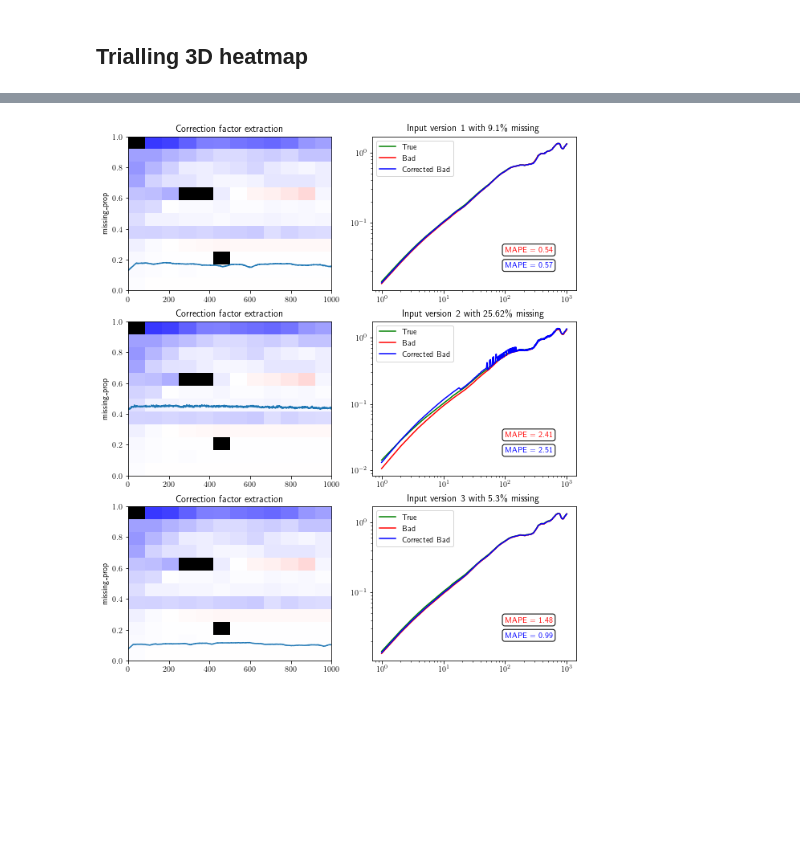
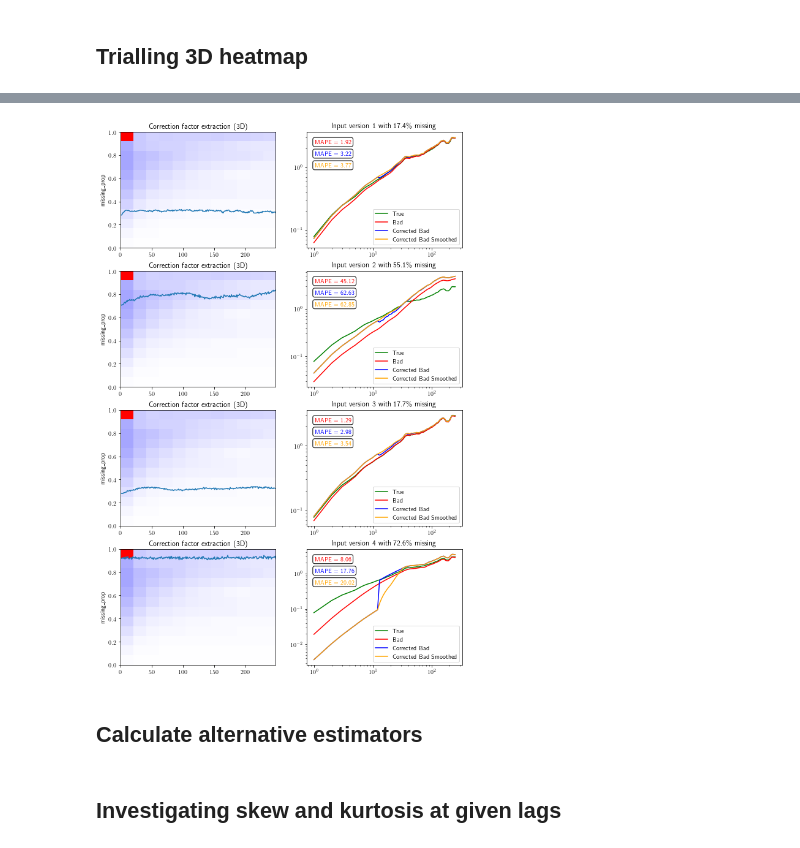
Before and after one commit to daniel-wrench/time_series_analysis, a Jupyter notebook: sf_funcs_demo.ipynb, the cells around one changed output, grey strips where cells are left out. Saved outputs shown, nothing was run; the diff lists cells and outputs as text; code cells hidden in the pictures; blank space fills up the shorter version.

```diff
--- a/sf_funcs_demo.ipynb
+++ b/sf_funcs_demo.ipynb
@@ -295,8 +446,8 @@ plt.plot(all_interp_inputs_list[5][0])
 # %%
 # Check results, for a given clean input
 
-input_ind = 10
-n = 3
+input_ind = 30
+n = 4
 
 sf.plot_sample(
     good_inputs_list,
@@ -305,7 +456,7 @@ sf.plot_sample(
     all_bad_outputs_list,
     "C0",
     input_ind,
-    3,
+    n,
     False,
 )
 # %% [output]
@@ -351,5 +563,5 @@ sf.plot_error_trend_scatter(bad_outputs_df, interp_outputs_df)
 
 Here we work with the interpolated output errors, as they are more consistent that the no-handling errors (as evident in the error vs. lag and global sparsity plot), and with the *local* sparsity, as this gives us more information than the global sparsity.
 # %%
-sparsity_type = "missing_prop"
+missing_measure = "missing_prop"
 num_bins = 12
@@ -367,4 +567,0 @@ num_bins = 12
-# %%
-heatmap_bin_vals, heatmap_bin_edges, lookup_table = sf.create_heatmap_lookup(
-    interp_outputs_df, sparsity_type, num_bins
-)
@@ -494,7 +754,7 @@ Correcting interval 2:
 heatmap_bin_vals_3d, heatmap_bin_edges_3d, lookup_table_3d = (
     sf.create_heatmap_lookup_3D(
         interp_outputs_df,
-        sparsity_type,
+        missing_measure,
         10,
     )
 )
@@ -586,15 +846,13 @@ for i in range(n_bins_power):
 # Compute scaling factors for a given corrupted interval
 # (ensure using interp factors for interp interval)
 
-fig, axs = plt.subplots(
-    len(intervals), 2, figsize=(10, 4 * len(intervals))
-)  # Create a 3x1 plot
+fig, axs = plt.subplots(n, 2, figsize=(10, 4 * n))  # Create a 3x1 plot
 
-for i, interval in enumerate(intervals):
-    print(f"\nCorrecting interval {interval}:")
+for i in range(n):
+    print(f"\nCorrecting interval {i}:")
     sf_corrected = sf.compute_scaling_3d(
-        all_interp_outputs_list[input_ind][interval],
-        sparsity_type,
+        all_interp_outputs_list[input_ind][i],
+        missing_measure,
         lookup_table_3d,
     )
     sf_corrected["error_corrected"] = (
@@ -603,14 +861,22 @@ for i, interval in enumerate(intervals):
     sf_corrected["error_percent_corrected"] = (
         sf_corrected["error_corrected"] / good_outputs_list[input_ind]["sosf"] * 100
     )
+    sf_corrected["error_corrected_sm"] = (
+        sf_corrected["sosf_corrected_smoothed"] - good_outputs_list[input_ind]["sosf"]
+    )
+    sf_corrected["error_percent_corrected_sm"] = (
+        sf_corrected["error_corrected_sm"] / good_outputs_list[input_ind]["sosf"] * 100
+    )
+
     mape_bad = sf_corrected["error_percent"].abs().mean()
     mape_corrected = sf_corrected["error_percent_corrected"].abs().mean()
+    mape_corrected_sm = sf_corrected["error_percent_corrected_sm"].abs().mean()
 
     axs[i, 1].annotate(
         "MAPE = {:.2f}".format(mape_bad),
         xy=(1, 1),
         xycoords="axes fraction",
-        xytext=(0.65, 0.25),
+        xytext=(0.05, 0.9),
         textcoords="axes fraction",
         transform=axs[i, 1].transAxes,
         c="red",
@@ -621,36 +887,51 @@ for i, interval in enumerate(intervals):
         "MAPE = {:.2f}".format(mape_corrected),
         xy=(1, 1),
         xycoords="axes fraction",
-        xytext=(0.65, 0.15),
+        xytext=(0.05, 0.8),
         textcoords="axes fraction",
         transform=axs[i, 1].transAxes,
         c="blue",
         bbox=dict(facecolor="white", edgecolor="black", boxstyle="round"),
     )
 
+    axs[i, 1].annotate(
+        "MAPE = {:.2f}".format(mape_corrected_sm),
+        xy=(1, 1),
+        xycoords="axes fraction",
+        xytext=(0.05, 0.7),
+        textcoords="axes fraction",
+        transform=axs[i, 1].transAxes,
+        c="orange",
+        bbox=dict(facecolor="white", edgecolor="black", boxstyle="round"),
+    )
+
     axs[i, 1].plot(good_outputs_list[input_ind]["sosf"], c="green", label="True")
-    axs[i, 1].plot(
-        all_interp_outputs_list[input_ind][interval]["sosf"], c="red", label="Bad"
-    )
+    axs[i, 1].plot(all_interp_outputs_list[input_ind][i]["sosf"], c="red", label="Bad")
     # axs[i, 1].plot(
     #     sf_corrected["sosf"] * sf_corrected["scaling"], c="blue", label="Corrected Bad"
     # )
     axs[i, 1].plot(sf_corrected["sosf_corrected"], c="blue", label="Corrected Bad")
+    axs[i, 1].plot(
+        sf_corrected["sosf_corrected_smoothed"],
+        c="orange",
+        label="Corrected Bad Smoothed",
+    )
     axs[i, 1].semilogx()
     axs[i, 1].semilogy()
-    axs[i, 1].legend()
+    axs[i, 1].legend(loc="lower right")
     axs[i, 1].set_title(
-        f"Input version {interval+1} with {np.round(sf_corrected['missing_prop_overall'].values[0]*100, 2)}\% missing"
+        f"Input version {i+1} with {np.round(sf_corrected['missing_prop_overall'].values[0]*100, 2)}\% missing"
     )
 
     axs[i, 0] = sf.plot_heatmap(
         heatmap_bin_vals,
         heatmap_bin_edges,
-        missing_measure=sparsity_type,
+        missing_measure=missing_measure,
         log=False,
-        overlay_x=all_interp_outputs_list[input_ind][interval]["lag"],
-        overlay_y=all_interp_outputs_list[input_ind][interval][sparsity_type],
+        overlay_x=all_interp_outputs_list[input_ind][i]["lag"],
+        overlay_y=all_interp_outputs_list[input_ind][i][missing_measure],
         subplot=axs[i, 0],
+        title="Correction factor extraction (3D)",
     )
 # %% [output]
 Correcting interval 0:
@@ -673 +944,3 @@ More than one nearest row found!
-[figure, old version]
+[figure, new version]
+# %% [markdown]
+## Calculate alternative estimators
@@ -673,0 +973,2 @@ More than one nearest row found!
+# %% [markdown]
+## Investigating skew and kurtosis at given lags
```
Also changed, not shown: parts of 51 cells of this notebook.
